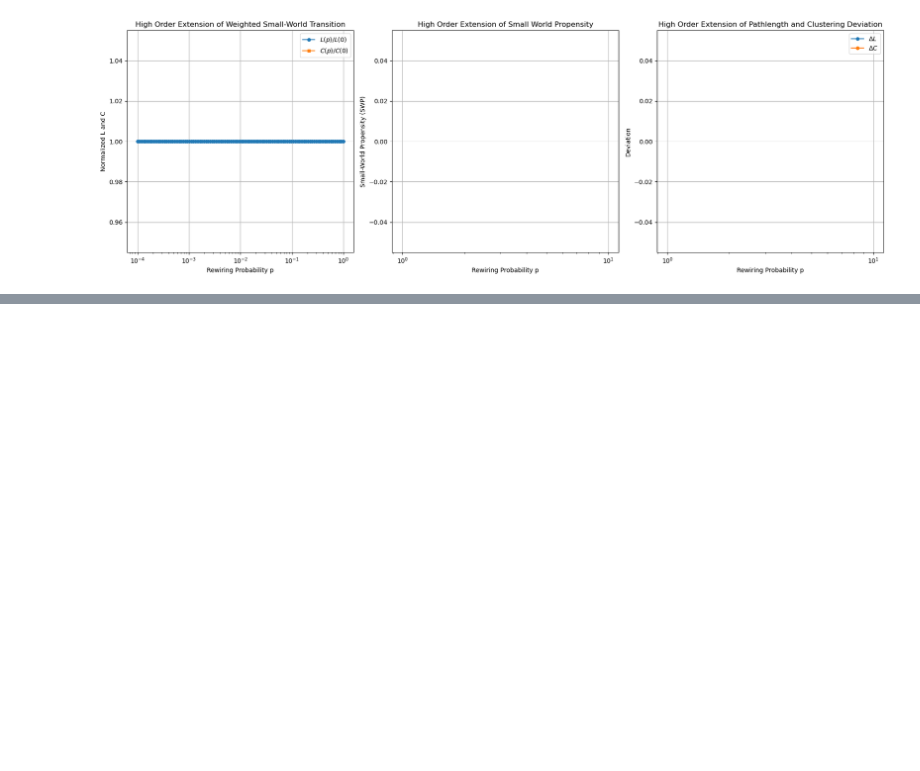
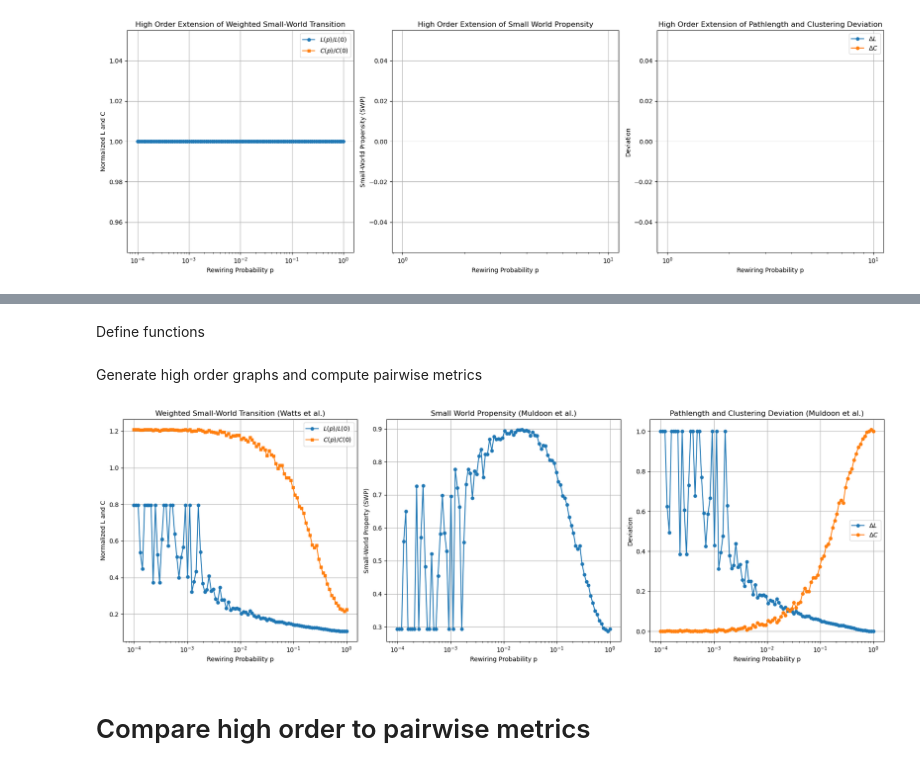
Before and after one commit to cyrilrommens/PhD_1, a Jupyter notebook: SWP_graphs_to_hypergraphs.ipynb, the cells around one changed output, grey strips where cells are left out. Cells and saved outputs as stored; diff of their text form; code cells hidden in the pictures; blank space fills up the shorter version.

```diff
--- a/SWP_graphs_to_hypergraphs.ipynb
+++ b/SWP_graphs_to_hypergraphs.ipynb
@@ -618,0 +627,2 @@ plt.show()
+# %% [markdown]
+Define functions
@@ -618,0 +701,2 @@ plt.show()
+# %% [markdown]
+Generate high order graphs and compute pairwise metrics
@@ -618,0 +725,56 @@ plt.show()
+# %%
+# Compute Small-World Property (SWP) efficiently using NumPy
+C_observed = np.array(C_values)
+L_observed = np.array(L_values)
+
+# Set extreme values
+C0 = C_observed[0]
+C_random = C_observed[-1]
+L0 = L_observed[0]
+L_random = L_observed[-1]
+
+# Calculate deviations
+dC = (C0 - C_observed) / (C0 - C_random)
+dL = (L_observed - L_random) / (L0 - L_random)
+
+# Calculate Small World Propensity
+SWP_list = 1 - np.sqrt((dC**2 + dL**2) / 2)
+# %%
+# Create a figure with 3 subplots in one row
+fig, ax = plt.subplots(1, 3, figsize=(18, 6))
+
+# First subplot: Normalized L and C
+ax[0].plot(p_values, L_values, 'o-', label=r'$L(p) / L(0)$', markersize=5)
+ax[0].plot(p_values, C_values, 's-', label=r'$C(p) / C(0)$', markersize=5)
+ax[0].set_xscale('log')
+ax[0].set_xlabel('Rewiring Probability p')
+ax[0].set_ylabel('Normalized L and C')
+ax[0].set_title("Weighted Small-World Transition (Watts et al.)")
+ax[0].legend()
+ax[0].grid()
+
+# Second subplot: Small-World Property (SWP)
+ax[1].plot(p_values, SWP_list, 'o-', markersize=5)
+ax[1].set_xscale('log')
+ax[1].set_xlabel('Rewiring Probability p')
+ax[1].set_ylabel('Small-World Property (SWP)')
+ax[1].set_title('Small World Propensity (Muldoon et al.)')
+ax[1].grid()
+
+# Third subplot: Deviation in C and L
+ax[2].plot(p_values, dL, 'o-', label=r'$\Delta L$', markersize=5)
+ax[2].plot(p_values, dC, 'o-', label=r'$\Delta C$', markersize=5)
+ax[2].set_xscale('log')
+ax[2].set_xlabel('Rewiring Probability p')
+ax[2].set_ylabel('Deviation')
+ax[2].set_title('Pathlength and Clustering Deviation (Muldoon et al.)')
+ax[2].legend()
+ax[2].grid()
+
+# Adjust layout and display
+plt.tight_layout()
+plt.show()
+# %% [output]
+[figure, added]
+# %% [markdown]
+# Compare high order to pairwise metrics
```
Also changed, not shown: parts of 9 cells of this notebook.
